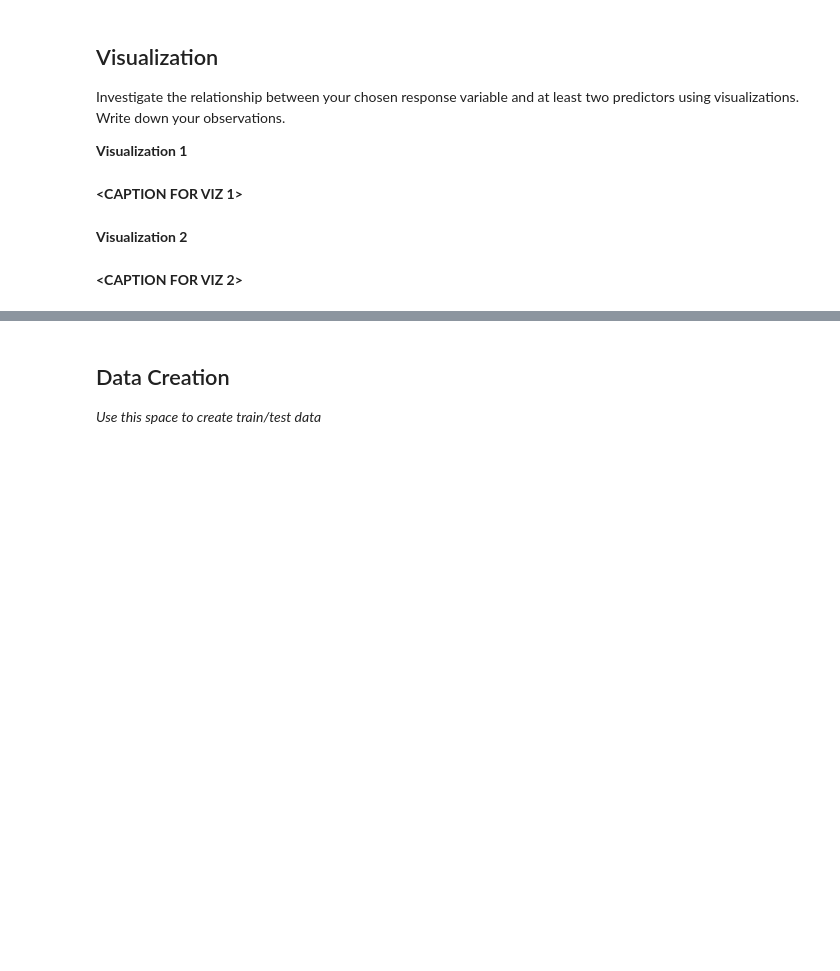
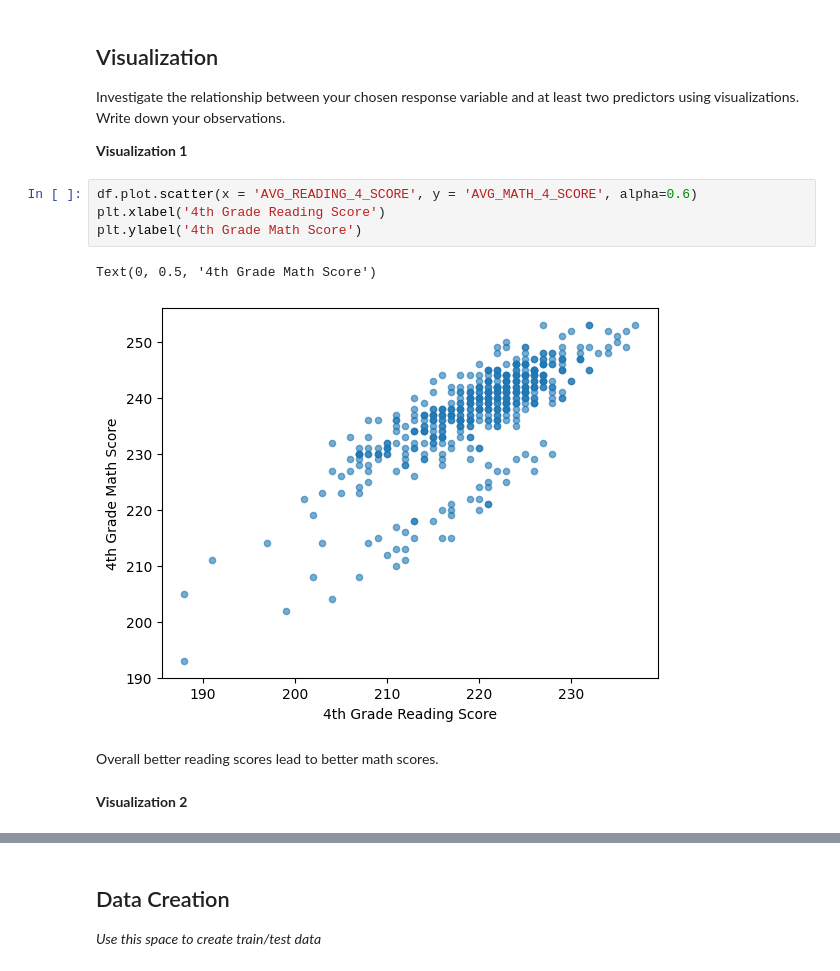
Before and after one commit to Philipkh18/MDST-Tutorial, a Jupyter notebook: tutorial1/checkpoint1.ipynb, the cells around one changed output, grey strips where cells are left out. Cells and saved outputs as stored; diff of their text form; blank space fills up the shorter version.

```diff
--- a/tutorial1/checkpoint1.ipynb
+++ b/tutorial1/checkpoint1.ipynb
@@ -137,9 +142,14 @@ Feature engineering justification: Showing the total expenditure per student can
 Investigate the relationship between your chosen response variable and at least two predictors using visualizations. Write down your observations.
 
 **Visualization 1**
-# %% [markdown]
-**<CAPTION FOR VIZ 1>**
+# %%
+df.plot.scatter(x = 'AVG_READING_4_SCORE', y = 'AVG_MATH_4_SCORE', alpha=0.6)
+plt.xlabel('4th Grade Reading Score')
+plt.ylabel('4th Grade Math Score')
+# %% [output]
+Text(0, 0.5, '4th Grade Math Score')
+[figure, added]
+# %% [markdown]
+Overall better reading scores lead to better math scores.
 # %% [markdown]
 **Visualization 2**
-# %% [markdown]
-**<CAPTION FOR VIZ 2>**
```
Also changed, not shown: parts of 15 cells of this notebook.
